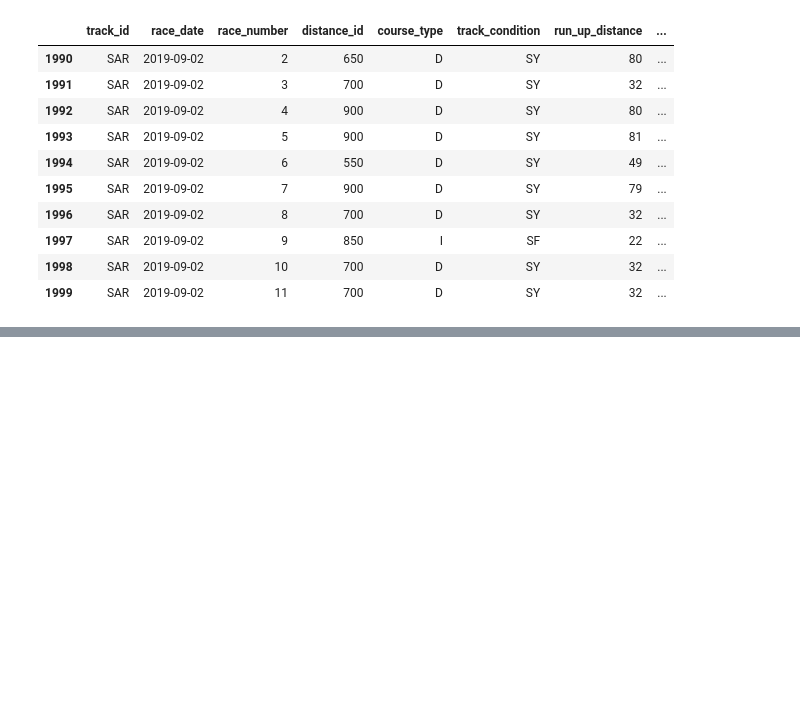
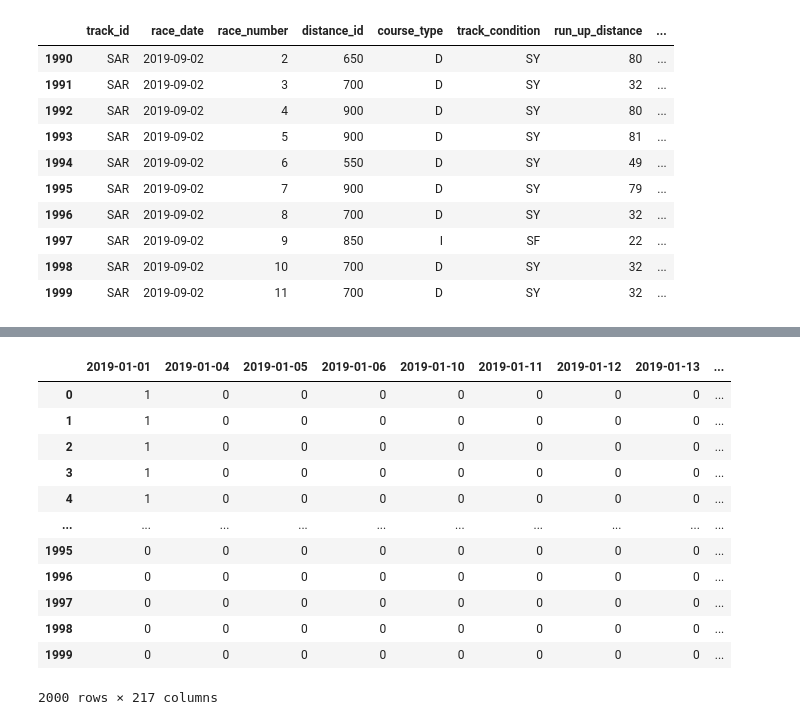
Before and after one commit to coja56/Race_Analysis, a Jupyter notebook: Race_analysis.ipynb, the cells around one changed output, grey strips where cells are left out. Saved outputs shown, nothing was run; the diff lists cells and outputs as text; code cells hidden in the pictures; blank space fills up the shorter version.

Commit message:
cleaning data

```diff
--- a/Race_analysis.ipynb
+++ b/Race_analysis.ipynb
@@ -41,0 +145,7 @@ df.tail(10)
+# %%
+# Merging the new data frame to the original data frame, then dropping
+df = pd.concat([df,dummy_variable], axis =1)
+
+# dropping race_type
+df.drop("race_type",axis = 1, inplace = True)
+df.head()
@@ -41,0 +175,16 @@ df.tail(10)
+# %%
+pd.get_dummies(df['race_date'])
+# %% [output]
+|  | 2019-01-01 | 2019-01-04 | 2019-01-05 | 2019-01-06 | 2019-01-10 | 2019-01-11 | 2019-01-12 | 2019-01-13 | ... |
+| 0 | 1 | 0 | 0 | 0 | 0 | 0 | 0 | 0 | ... |
+| 1 | 1 | 0 | 0 | 0 | 0 | 0 | 0 | 0 | ... |
+| 2 | 1 | 0 | 0 | 0 | 0 | 0 | 0 | 0 | ... |
+| 3 | 1 | 0 | 0 | 0 | 0 | 0 | 0 | 0 | ... |
+| 4 | 1 | 0 | 0 | 0 | 0 | 0 | 0 | 0 | ... |
+| ... | ... | ... | ... | ... | ... | ... | ... | ... | ... |
+| 1995 | 0 | 0 | 0 | 0 | 0 | 0 | 0 | 0 | ... |
+| 1996 | 0 | 0 | 0 | 0 | 0 | 0 | 0 | 0 | ... |
+| 1997 | 0 | 0 | 0 | 0 | 0 | 0 | 0 | 0 | ... |
+| 1998 | 0 | 0 | 0 | 0 | 0 | 0 | 0 | 0 | ... |
+| 1999 | 0 | 0 | 0 | 0 | 0 | 0 | 0 | 0 | ... |
+2000 rows × 217 columns
```
Also changed, not shown: parts of 10 cells of this notebook.
